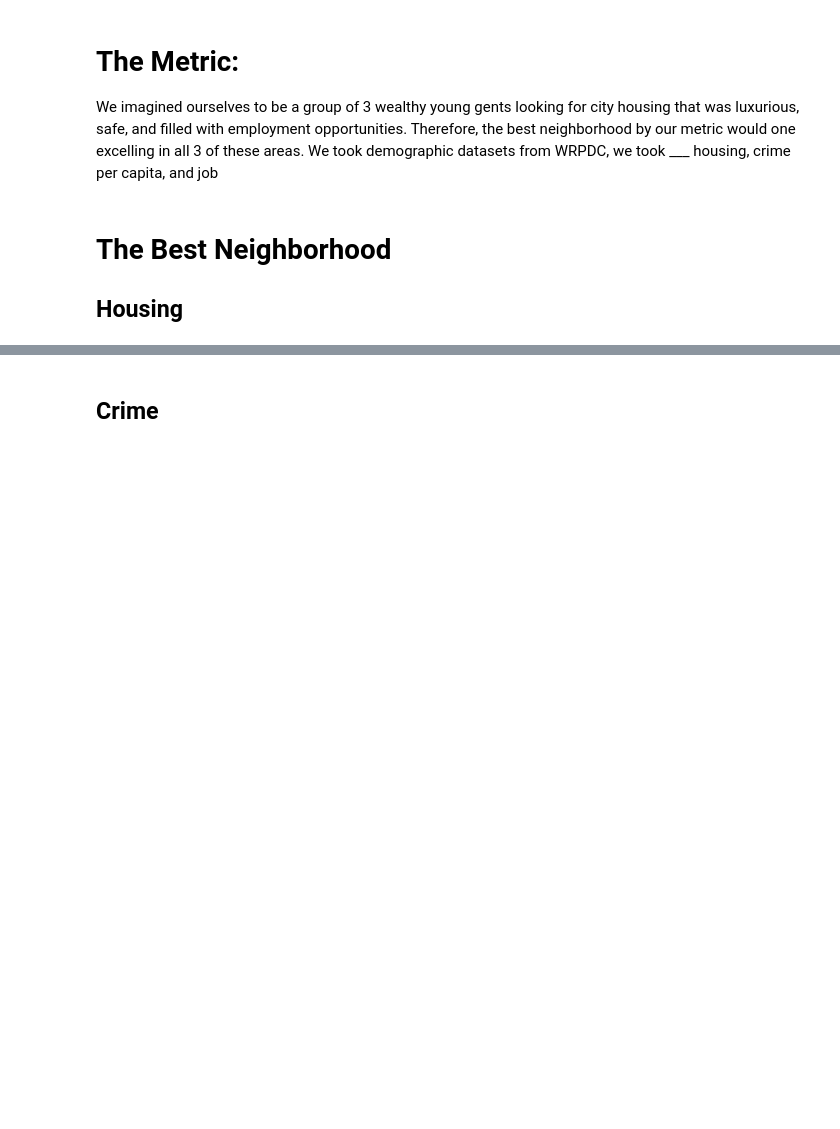
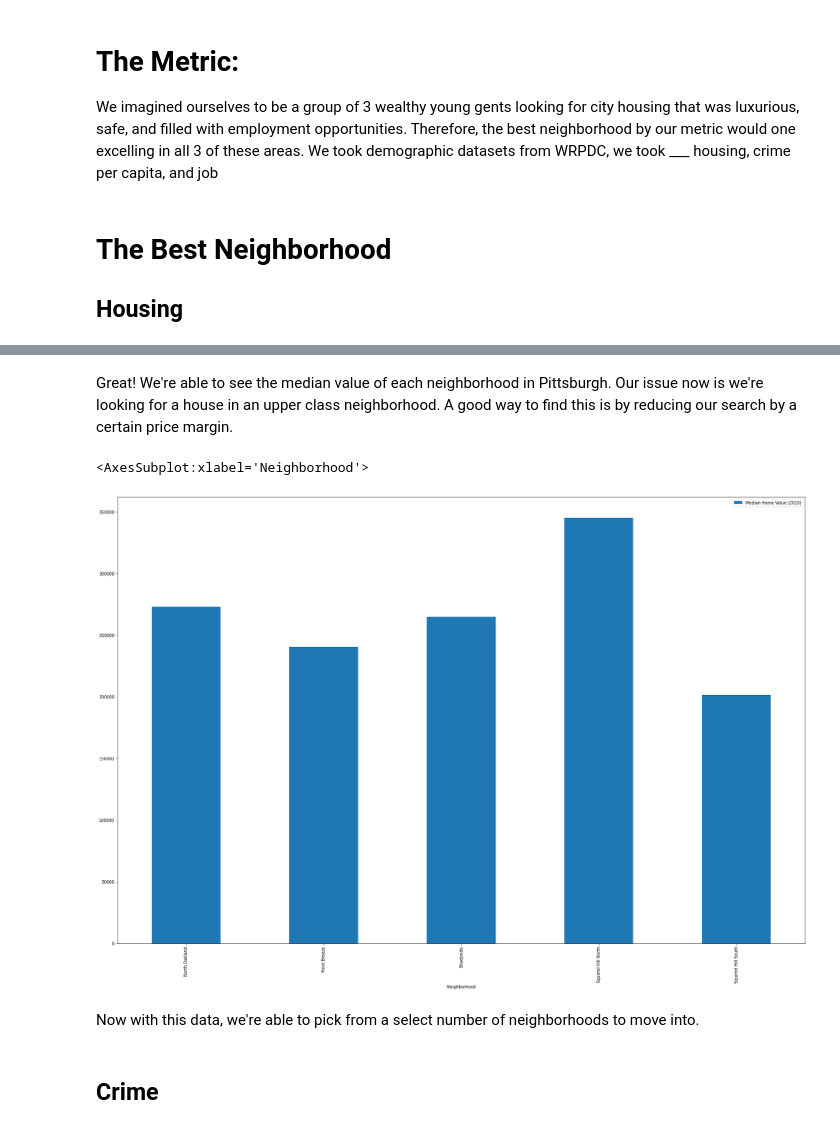
Before and after one commit to matthewgarvey963/CMPINF0010_FinalProject, a Jupyter notebook: CombinedNotebook.ipynb, the cells around one changed output, grey strips where cells are left out. Cells and saved outputs as stored; diff of their text form; code cells hidden in the pictures; blank space fills up the shorter version.

```diff
--- a/CombinedNotebook.ipynb
+++ b/CombinedNotebook.ipynb
@@ -18,2 +63,12 @@ import matplotlib.pyplot as plt
+# %% [markdown]
+Great! We're able to see the median value of each neighborhood in Pittsburgh. Our issue now is we're looking for a house in an upper class neighborhood. A good way to find this is by reducing our search by a certain price margin.
+# %%
+UpperClass = housing_pandas.loc[200000 < housing_pandas['Median Home Value (2010)']]
+UpperClass.plot(x='Neighborhood', kind = 'bar', rot = 90, figsize = (30,20))
+# %% [output]
+<AxesSubplot:xlabel='Neighborhood'>
+[figure, added]
+# %% [markdown]
+Now with this data, we're able to pick from a select number of neighborhoods to move into.
 # %% [markdown]
 ## Crime
```
Also changed, not shown: parts of 11 cells of this notebook.
